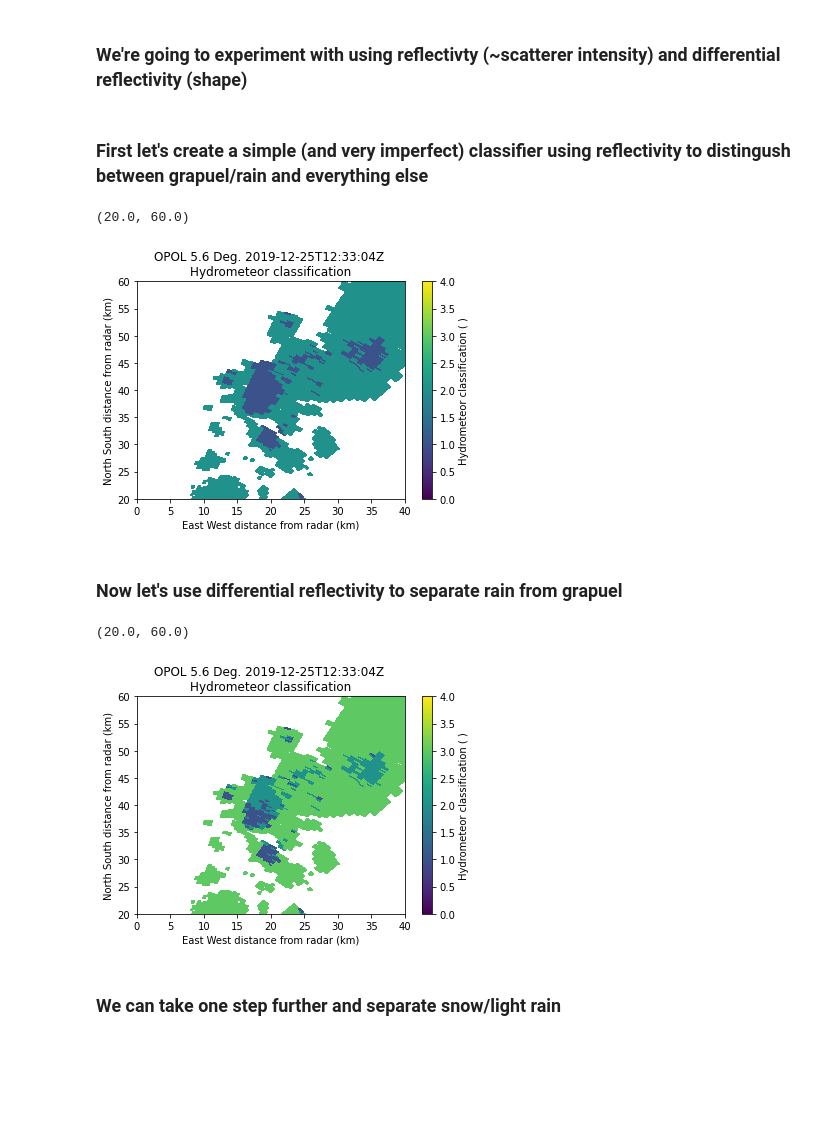
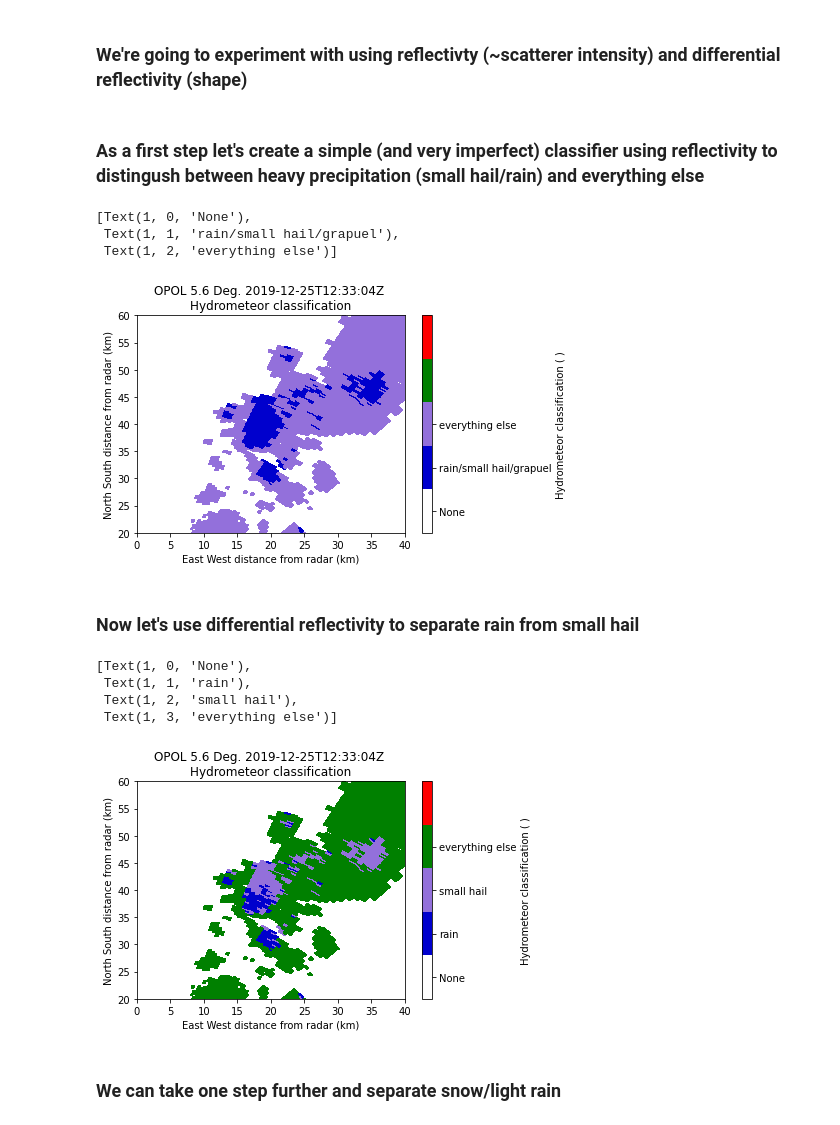
Before and after one commit to vlouf/ICSHMO_2022, a Jupyter notebook: 03 - Classification/03 - Classification.ipynb, the cells around one changed output. Saved outputs shown, nothing was run; the diff lists cells and outputs as text; code cells hidden in the pictures; blank space fills up the shorter version.

```diff
--- a/03 - Classification/03 - Classification.ipynb
+++ b/03 - Classification/03 - Classification.ipynb
@@ -72,41 +78,54 @@ color_list = [
 cmap = colors.ListedColormap(color_list)
 # %% [markdown]
-### First let's create a simple (and very imperfect) classifier using reflectivity to distingush between grapuel/rain and everything else
+### As a first step let's create a simple (and very imperfect) classifier using reflectivity to distingush between heavy precipitation (small hail/rain) and everything else
 # %%
 simple_classifier = np.zeros_like(reflectivity)
 
-simple_classifier[reflectivity >= 30] = 1 #grapuel/rain
+#some simple log rules based on what we discussed
+simple_classifier[reflectivity >= 30] = 1 #small hail/rain
 simple_classifier[reflectivity < 30] = 2 #everything else
 
+#add back into radar object and plot
 radar.add_field_like('radar_echo_classification', 'simple_classification', simple_classifier, replace_existing=True)
 
 fig, ax = plt.subplots()
 gr = pyart.graph.RadarDisplay(radar)
-gr.plot_ppi('simple_classification', sweep=6, vmin=0, vmax=4)
+gr.plot_ppi('simple_classification', sweep=6, vmin=-0.5, vmax=4.5, cmap=cmap)
 ax.set_xlim(0, 40)
 ax.set_ylim(20, 60)
+
+gr.cbs[-1].set_ticks([0, 1, 2])
+gr.cbs[-1].ax.set_yticklabels(["None", "rain/small hail/grapuel", "everything else"])
 # %% [output]
-(20.0, 60.0)
+[Text(1, 0, 'None'),
+ Text(1, 1, 'rain/small hail/grapuel'),
+ Text(1, 2, 'everything else')]
-[figure, old version]
+[figure, new version]
 # %% [markdown]
-### Now let's use differential reflectivity to separate rain from grapuel
+### Now let's use differential reflectivity to separate rain from small hail
 # %%
 better_classifier = np.zeros_like(reflectivity)
 
 better_classifier[np.logical_and(reflectivity >= 30, diff_reflectivity > 0.5)] = 1 #rain
-better_classifier[np.logical_and(reflectivity >= 30, diff_reflectivity <= 0.5)] = 2 #grapuel
+better_classifier[np.logical_and(reflectivity >= 30, diff_reflectivity <= 0.5)] = 2 #small hail
 better_classifier[reflectivity < 30] = 3 #everything else
 
 radar.add_field_like('radar_echo_classification', 'better_classification', better_classifier, replace_existing=True)
 
 fig, ax = plt.subplots()
 gr = pyart.graph.RadarDisplay(radar)
-gr.plot_ppi('better_classification', sweep=6, vmin=0, vmax=4)
+gr.plot_ppi('better_classification', sweep=6, vmin=-0.5, vmax=4.5, cmap=cmap)
 ax.set_xlim(0, 40)
 ax.set_ylim(20, 60)
+
+gr.cbs[-1].set_ticks([0, 1, 2, 3])
+gr.cbs[-1].ax.set_yticklabels(["None", "rain", "small hail/grapuel", "everything else"])
 # %% [output]
-(20.0, 60.0)
+[Text(1, 0, 'None'),
+ Text(1, 1, 'rain'),
+ Text(1, 2, 'small hail'),
+ Text(1, 3, 'everything else')]
-[figure, old version]
+[figure, new version]
 # %% [markdown]
 ### We can take one step further and separate snow/light rain
 # %%
```
Also changed, not shown: parts of 20 cells of this notebook, 2 other files.
